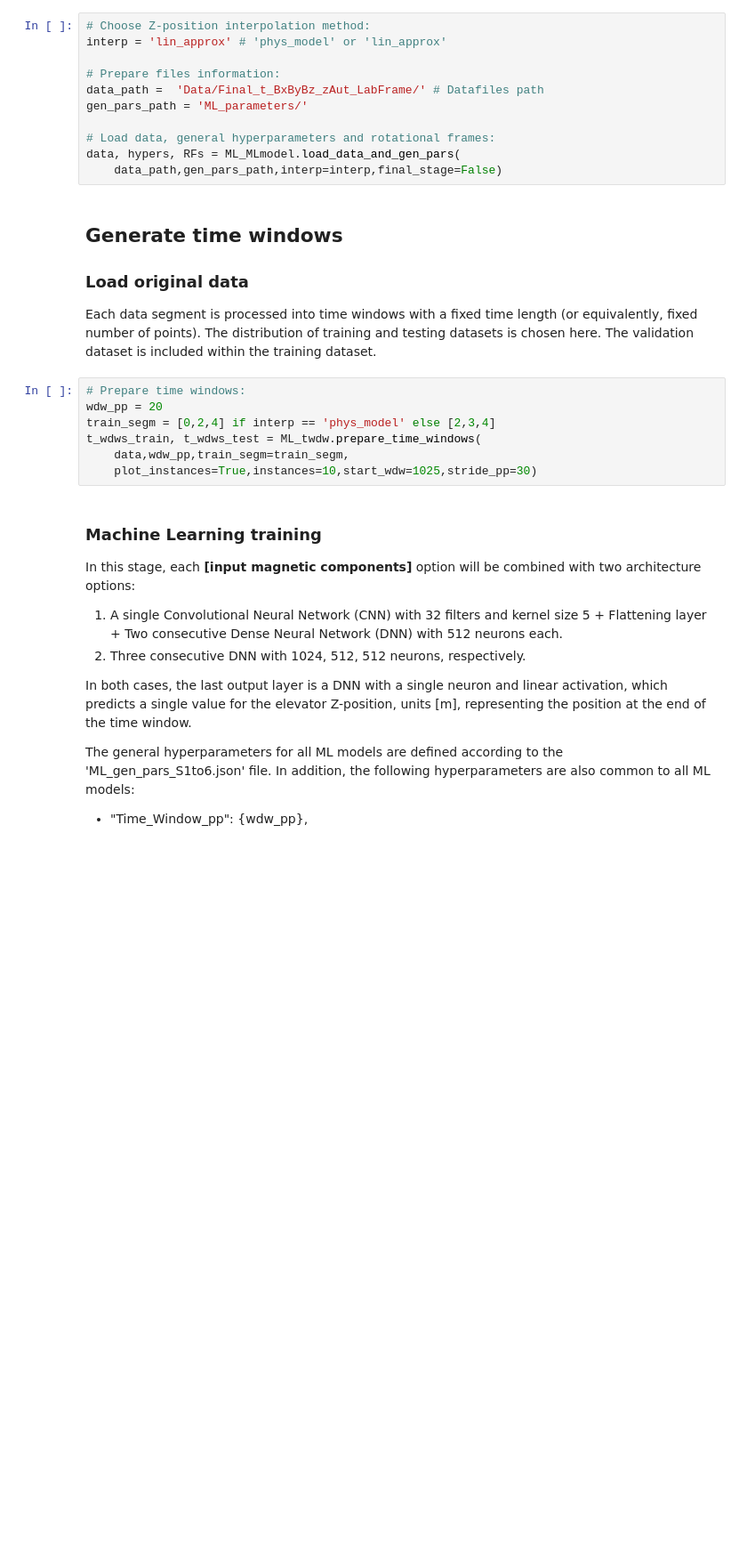
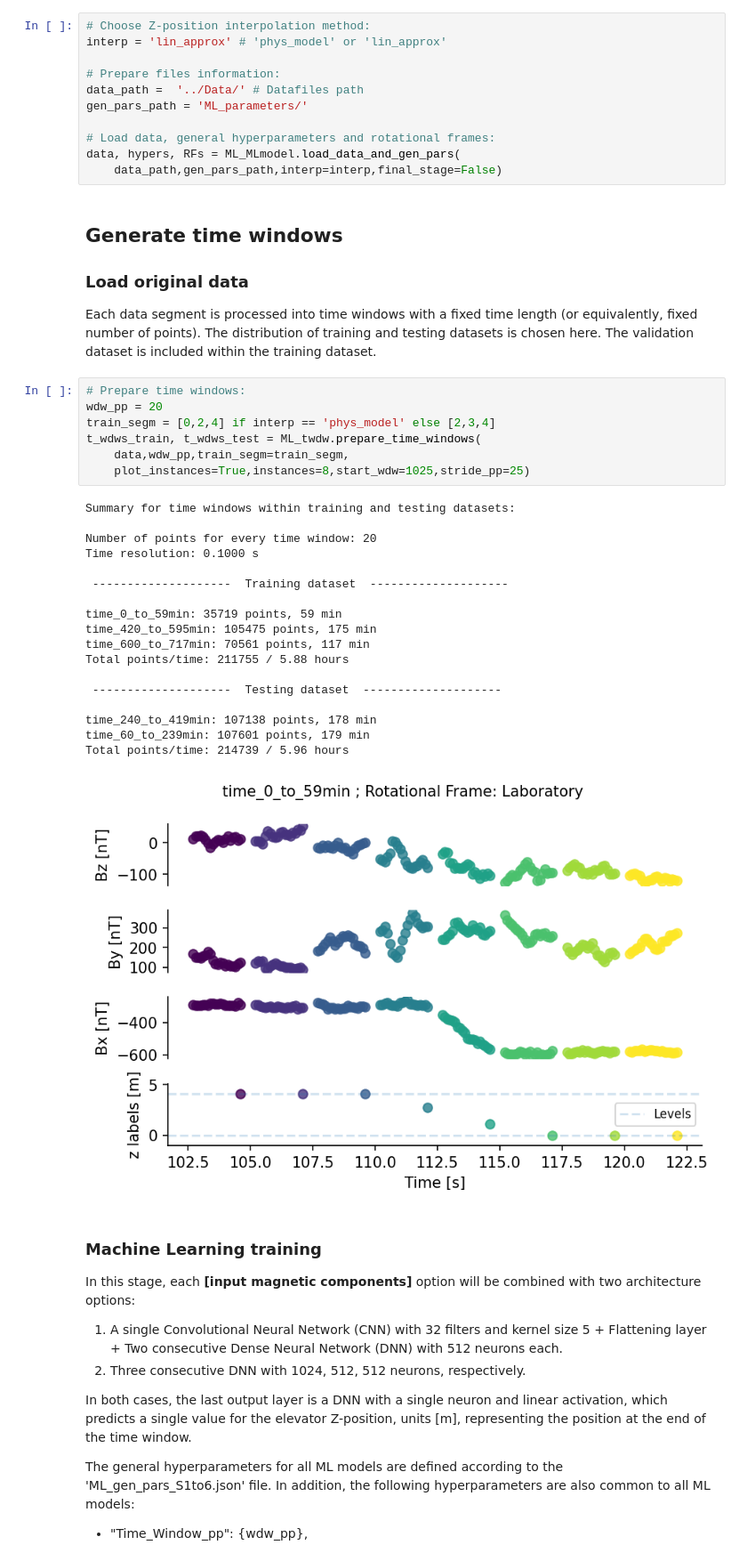
Before and after one commit to Fertmeneses/ML_QDM_Meneses_et_al, a Jupyter notebook: Codes/ML_Stage1.ipynb, the cells around one changed output. Shown: that part at 89% size. Saved outputs shown, nothing was run; the diff lists cells and outputs as text; blank space fills up the shorter version.

```diff
--- a/Codes/ML_Stage1.ipynb
+++ b/Codes/ML_Stage1.ipynb
@@ -22,7 +24,7 @@ There are two possible sets of target labels, coming for the 'linear approximati
 interp = 'lin_approx' # 'phys_model' or 'lin_approx'
 
 # Prepare files information:
-data_path =  'Data/Final_t_BxByBz_zAut_LabFrame/' # Datafiles path
+data_path =  '../Data/' # Datafiles path
 gen_pars_path = 'ML_parameters/'
 
 # Load data, general hyperparameters and rotational frames:
@@ -37,10 +39,29 @@ Each data segment is processed into time windows with a fixed time length (or eq
 # %%
 # Prepare time windows:
 wdw_pp = 20
 train_segm = [0,2,4] if interp == 'phys_model' else [2,3,4]
 t_wdws_train, t_wdws_test = ML_twdw.prepare_time_windows(
     data,wdw_pp,train_segm=train_segm,
-    plot_instances=True,instances=10,start_wdw=1025,stride_pp=30)
+    plot_instances=True,instances=8,start_wdw=1025,stride_pp=25)
+# %% [output]
+Summary for time windows within training and testing datasets:
+
+Number of points for every time window: 20
+Time resolution: 0.1000 s
+
+ --------------------  Training dataset  --------------------
+
+time_0_to_59min: 35719 points, 59 min
+time_420_to_595min: 105475 points, 175 min
+time_600_to_717min: 70561 points, 117 min
+Total points/time: 211755 / 5.88 hours
+
+ --------------------  Testing dataset  --------------------
+
+time_240_to_419min: 107138 points, 178 min
+time_60_to_239min: 107601 points, 179 min
+Total points/time: 214739 / 5.96 hours
+[figure, added]
 # %% [markdown]
 ### Machine Learning training
 
```
Also changed, not shown: parts of 2 cells of this notebook, 16 other files.
